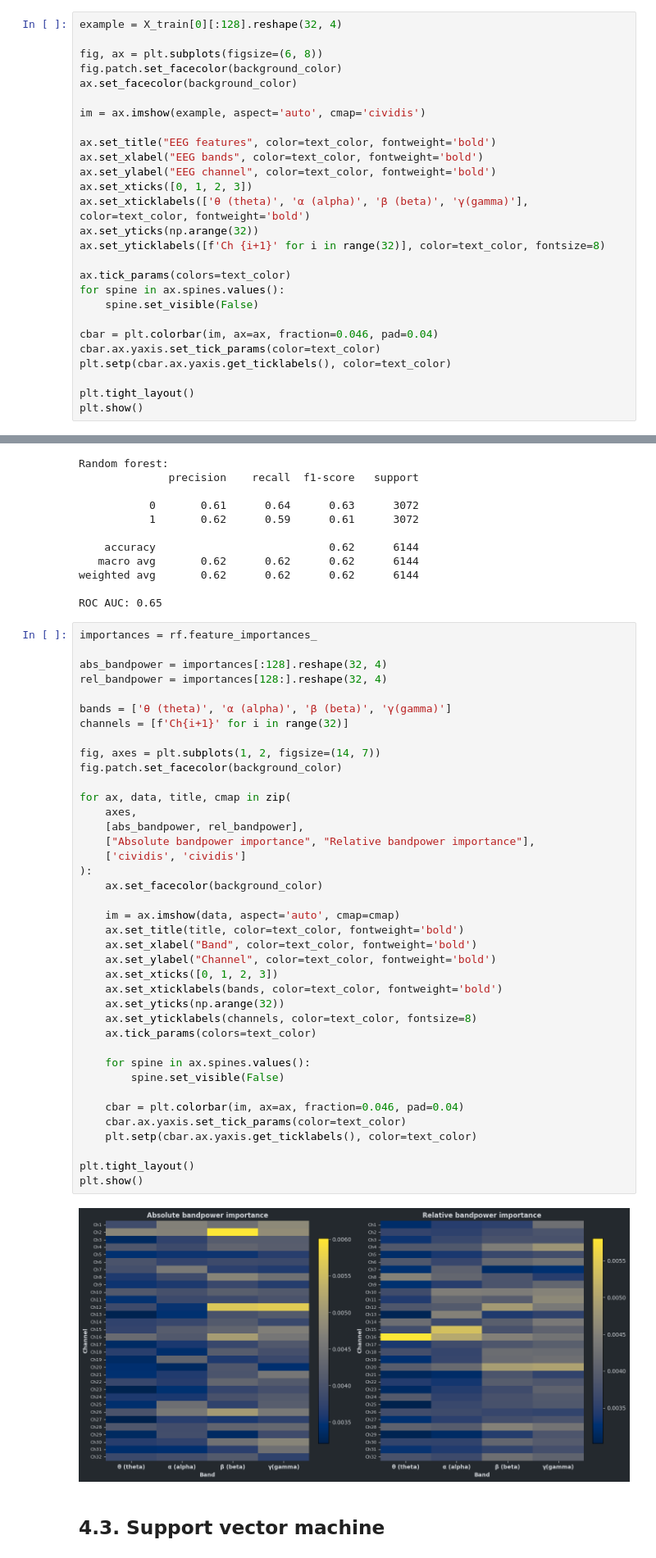
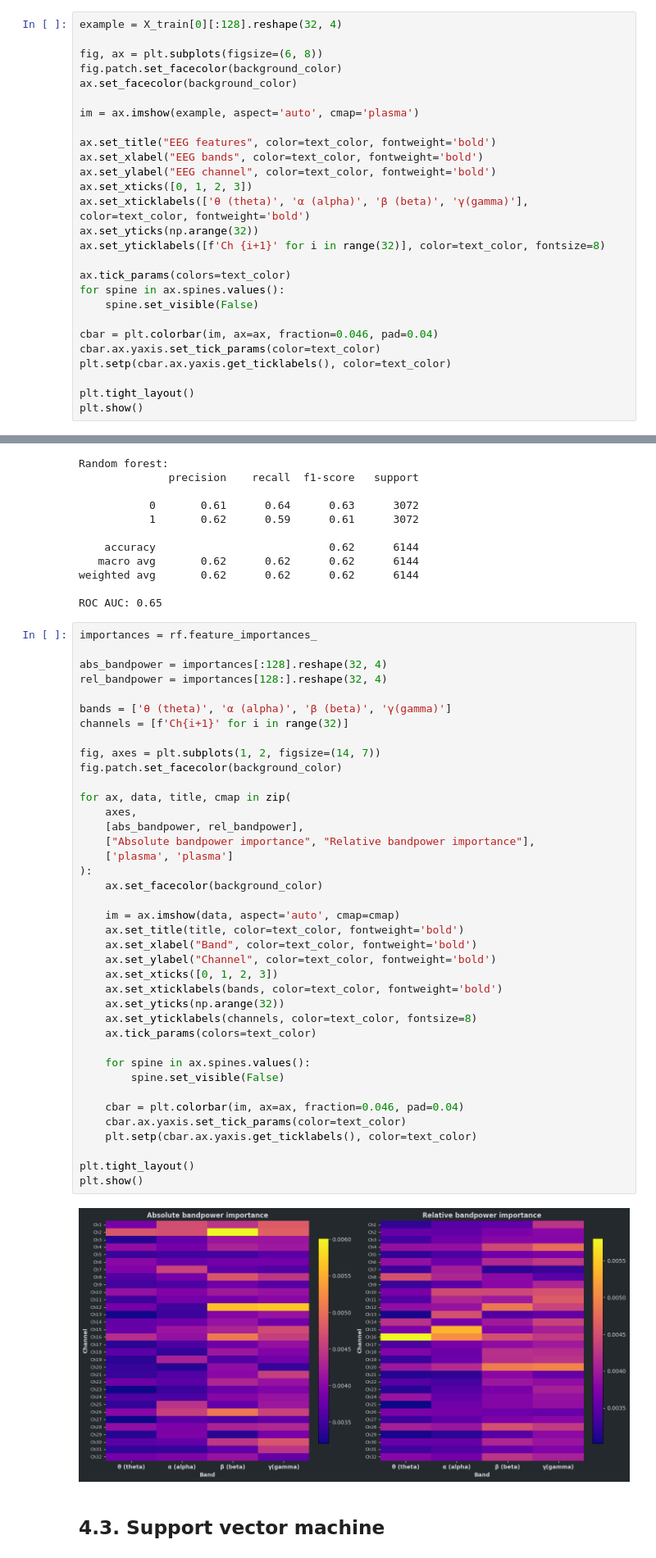
Before and after one commit to michal-owsiak/eeg-emotion-recognition-cnn, a Jupyter notebook: index.ipynb, the cells around one changed output, grey strips where cells are left out. Shown: that part at 82% size. Saved outputs shown, nothing was run; the diff lists cells and outputs as text.

Commit message:
heatmaps colors changed

```diff
--- a/index.ipynb
+++ b/index.ipynb
@@ -378,7 +378,7 @@ fig, ax = plt.subplots(figsize=(6, 8))
 fig.patch.set_facecolor(background_color)
 ax.set_facecolor(background_color)
 
-im = ax.imshow(example, aspect='auto', cmap='cividis')
+im = ax.imshow(example, aspect='auto', cmap='plasma')
 
 ax.set_title("EEG features", color=text_color, fontweight='bold')
 ax.set_xlabel("EEG bands", color=text_color, fontweight='bold')
@@ -576,35 +569,35 @@ channels = [f'Ch{i+1}' for i in range(32)]
 fig, axes = plt.subplots(1, 2, figsize=(14, 7))
 fig.patch.set_facecolor(background_color)
 
 for ax, data, title, cmap in zip(
     axes,
     [abs_bandpower, rel_bandpower],
     ["Absolute bandpower importance", "Relative bandpower importance"],
-    ['cividis', 'cividis']
+    ['plasma', 'plasma']
 ):
     ax.set_facecolor(background_color)
 
     im = ax.imshow(data, aspect='auto', cmap=cmap)
     ax.set_title(title, color=text_color, fontweight='bold')
     ax.set_xlabel("Band", color=text_color, fontweight='bold')
     ax.set_ylabel("Channel", color=text_color, fontweight='bold')
     ax.set_xticks([0, 1, 2, 3])
     ax.set_xticklabels(bands, color=text_color, fontweight='bold')
     ax.set_yticks(np.arange(32))
     ax.set_yticklabels(channels, color=text_color, fontsize=8)
     ax.tick_params(colors=text_color)
 
     for spine in ax.spines.values():
         spine.set_visible(False)
 
     cbar = plt.colorbar(im, ax=ax, fraction=0.046, pad=0.04)
     cbar.ax.yaxis.set_tick_params(color=text_color)
     plt.setp(cbar.ax.yaxis.get_ticklabels(), color=text_color)
 
 plt.tight_layout()
 plt.show()
 # %% [output]
-[figure, old version]
+[figure, new version]
 # %% [markdown]
 ## **4.3. Support vector machine**
 # %%
```
Also changed, not shown: parts of 3 cells of this notebook.
